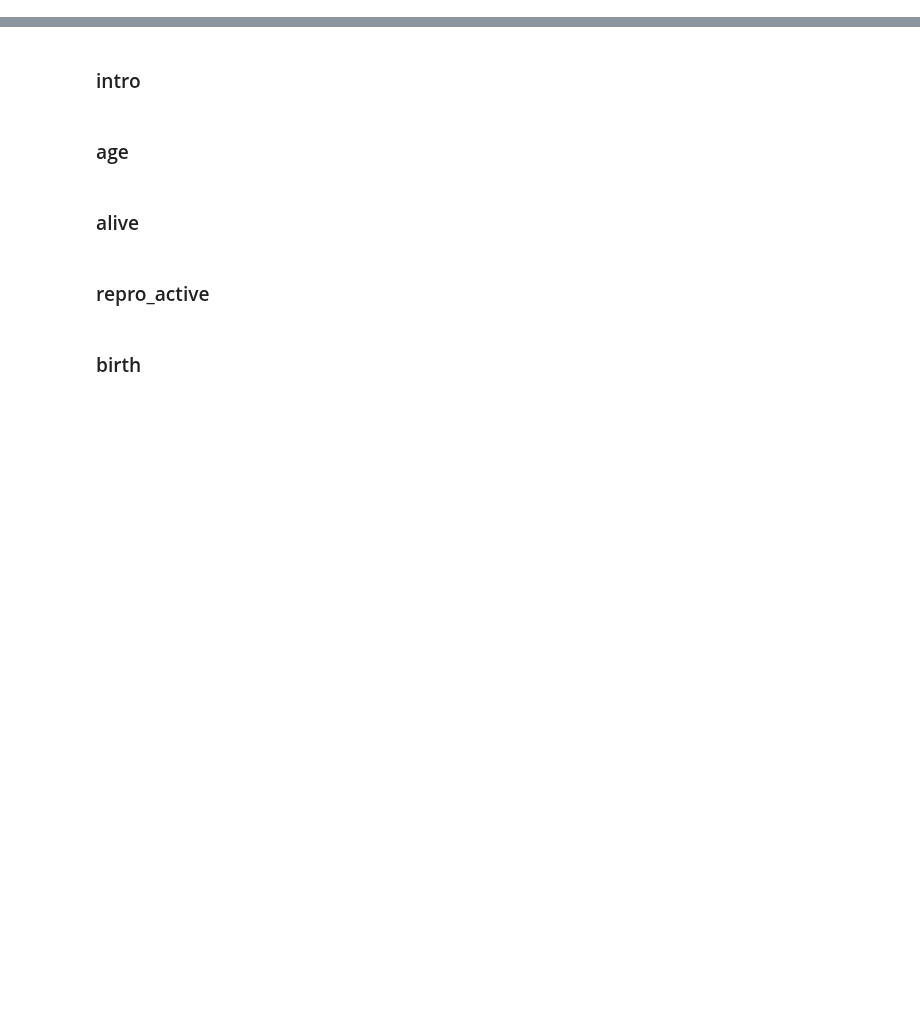
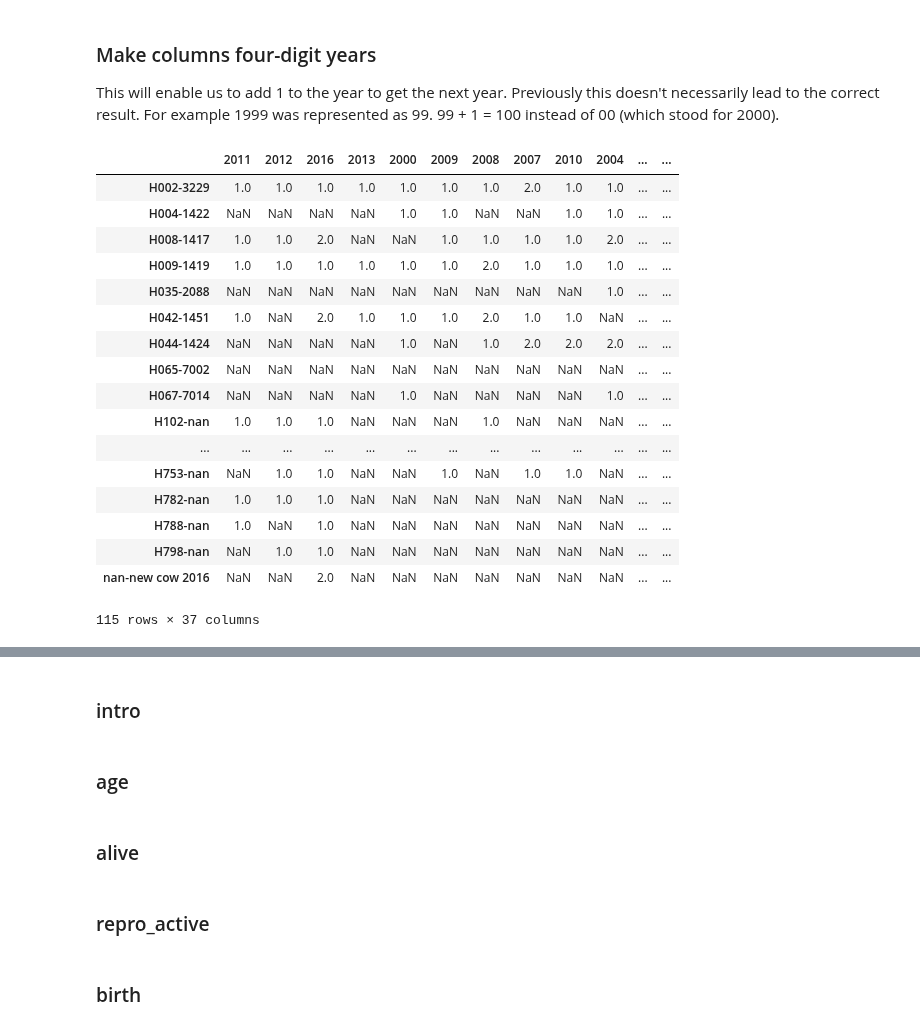
Before and after one commit to Edderic/mics-whales, a Jupyter notebook: mics-whales-pyabc.ipynb, the cells around one changed output, grey strips where cells are left out. Drawn from its saved outputs; the diff is of its cells as text; code cells hidden in the pictures; blank space fills up the shorter version.

```diff
--- a/mics-whales-pyabc.ipynb
+++ b/mics-whales-pyabc.ipynb
@@ -23,0 +72,64 @@ WARNING:theano.configdefaults:install mkl with `conda install mkl-service`: No m
+# %%
+def yearify(x):
+    """
+        Convert strings to years.
+
+        The data only has years showing last two digits. We want to convert
+        them into a four-digit number.
+
+        Parameters:
+
+            x: string, two digits
+
+        Returns:
+
+            integer year with four digits.
+    """
+    _x = int(x)
+    if _x >= 80:
+        return 1900 + _x
+    else:
+        return 2000 + _x
+# %% [markdown]
+### Make columns four-digit years
+
+This will enable us to add 1 to the year to get the next year. Previously this doesn't necessarily lead to the correct result. For example 1999 was represented as 99. 99 + 1 = 100 instead of 00 (which stood for 2000).
+# %%
+# Remove some columns we don't care about
+unsorted_years_xx = list(set(with_ids.columns) - set(['MICS', 'HWC numbers', 'Unnamed: 39']))
+
+# Get the dataframe where columns are of interest
+with_ids_unsorted_years_xx = with_ids[unsorted_years_xx]
+
+# Convert each column into a stringified four-digit year
+unsorted_years_xxxx = list(
+        map(
+            lambda x: str(x),
+            map(
+                yearify,
+                with_ids_unsorted_years_xx.columns
+            )
+        )
+    )
+
+with_ids_unsorted_years_xx.columns = unsorted_years_xxxx
+with_ids_unsorted_years_xx
+# %% [output]
+|  | 2011 | 2012 | 2016 | 2013 | 2000 | 2009 | 2008 | 2007 | 2010 | 2004 | ... | ... |
+| H002-3229 | 1.0 | 1.0 | 1.0 | 1.0 | 1.0 | 1.0 | 1.0 | 2.0 | 1.0 | 1.0 | ... | ... |
+| H004-1422 | NaN | NaN | NaN | NaN | 1.0 | 1.0 | NaN | NaN | 1.0 | 1.0 | ... | ... |
+| H008-1417 | 1.0 | 1.0 | 2.0 | NaN | NaN | 1.0 | 1.0 | 1.0 | 1.0 | 2.0 | ... | ... |
+| H009-1419 | 1.0 | 1.0 | 1.0 | 1.0 | 1.0 | 1.0 | 2.0 | 1.0 | 1.0 | 1.0 | ... | ... |
+| H035-2088 | NaN | NaN | NaN | NaN | NaN | NaN | NaN | NaN | NaN | 1.0 | ... | ... |
+| H042-1451 | 1.0 | NaN | 2.0 | 1.0 | 1.0 | 1.0 | 2.0 | 1.0 | 1.0 | NaN | ... | ... |
+| H044-1424 | NaN | NaN | NaN | NaN | 1.0 | NaN | 1.0 | 2.0 | 2.0 | 2.0 | ... | ... |
+| H065-7002 | NaN | NaN | NaN | NaN | NaN | NaN | NaN | NaN | NaN | NaN | ... | ... |
+| H067-7014 | NaN | NaN | NaN | NaN | 1.0 | NaN | NaN | NaN | NaN | 1.0 | ... | ... |
+| H102-nan | 1.0 | 1.0 | 1.0 | NaN | NaN | NaN | 1.0 | NaN | NaN | NaN | ... | ... |
+| ... | ... | ... | ... | ... | ... | ... | ... | ... | ... | ... | ... | ... |
+| H753-nan | NaN | 1.0 | 1.0 | NaN | NaN | 1.0 | NaN | 1.0 | 1.0 | NaN | ... | ... |
+| H782-nan | 1.0 | 1.0 | 1.0 | NaN | NaN | NaN | NaN | NaN | NaN | NaN | ... | ... |
+| H788-nan | 1.0 | NaN | 1.0 | NaN | NaN | NaN | NaN | NaN | NaN | NaN | ... | ... |
+| H798-nan | NaN | 1.0 | 1.0 | NaN | NaN | NaN | NaN | NaN | NaN | NaN | ... | ... |
+| nan-new cow 2016 | NaN | NaN | 2.0 | NaN | NaN | NaN | NaN | NaN | NaN | NaN | ... | ... |
+115 rows × 37 columns
```
Also changed, not shown: parts of 11 cells of this notebook.
